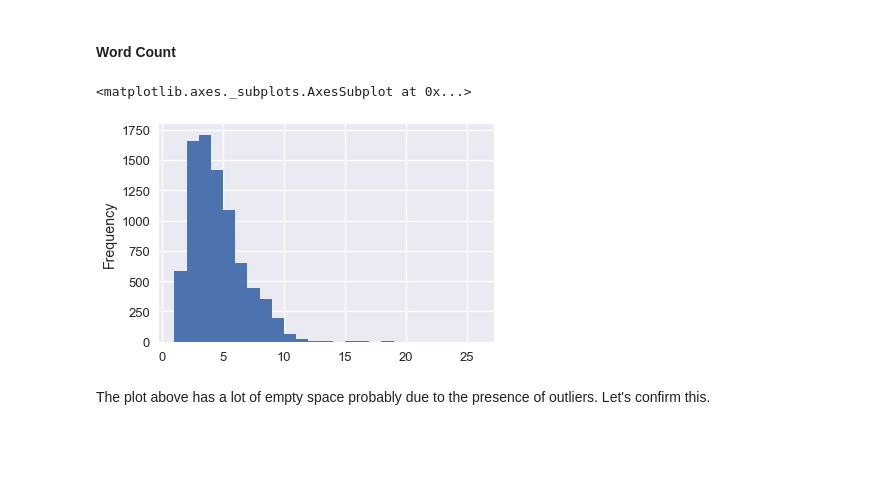
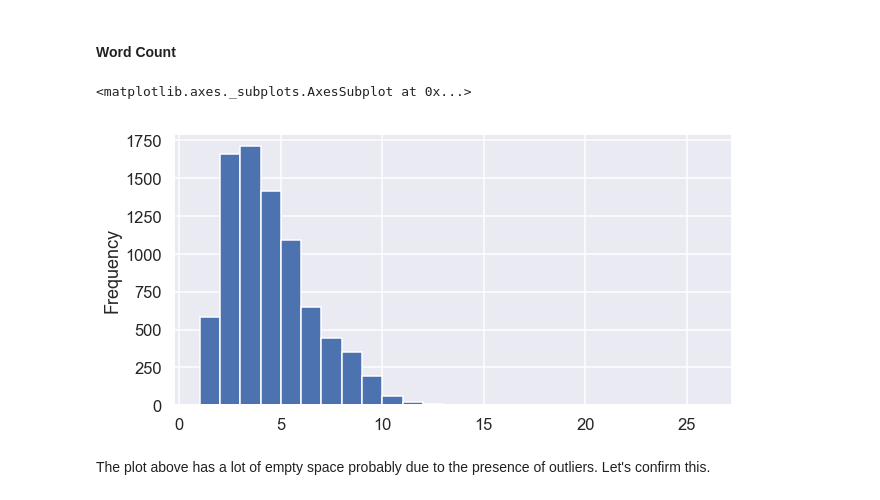
Before and after one commit to Titan-Ngo/COGS108_Repo, a Jupyter notebook: FinalProject.ipynb, the cells around one changed output. Drawn from its saved outputs; the diff is of its cells as text; code cells hidden in the pictures; blank space fills up the shorter version.

```diff
--- a/FinalProject.ipynb
+++ b/FinalProject.ipynb
@@ -379,10 +379,10 @@ From the above histogram, we can say that most apps have high ratings, (with a m
 #### Word Count
 # %%
 # Plots 'Word Count' of app titles to see its distribution
-df['Word Count'].plot.hist(bins = 25)
+df['Word Count'].plot.hist(bins = 25, figsize=(10,5))
 # %% [output]
 <matplotlib.axes._subplots.AxesSubplot at 0x...>
-[figure, old version]
+[figure, new version]
 # %% [markdown]
 The plot above has a lot of empty space probably due to the presence of outliers. Let's confirm this.
 # %%
```
Also changed, not shown: parts of 37 cells of this notebook.
